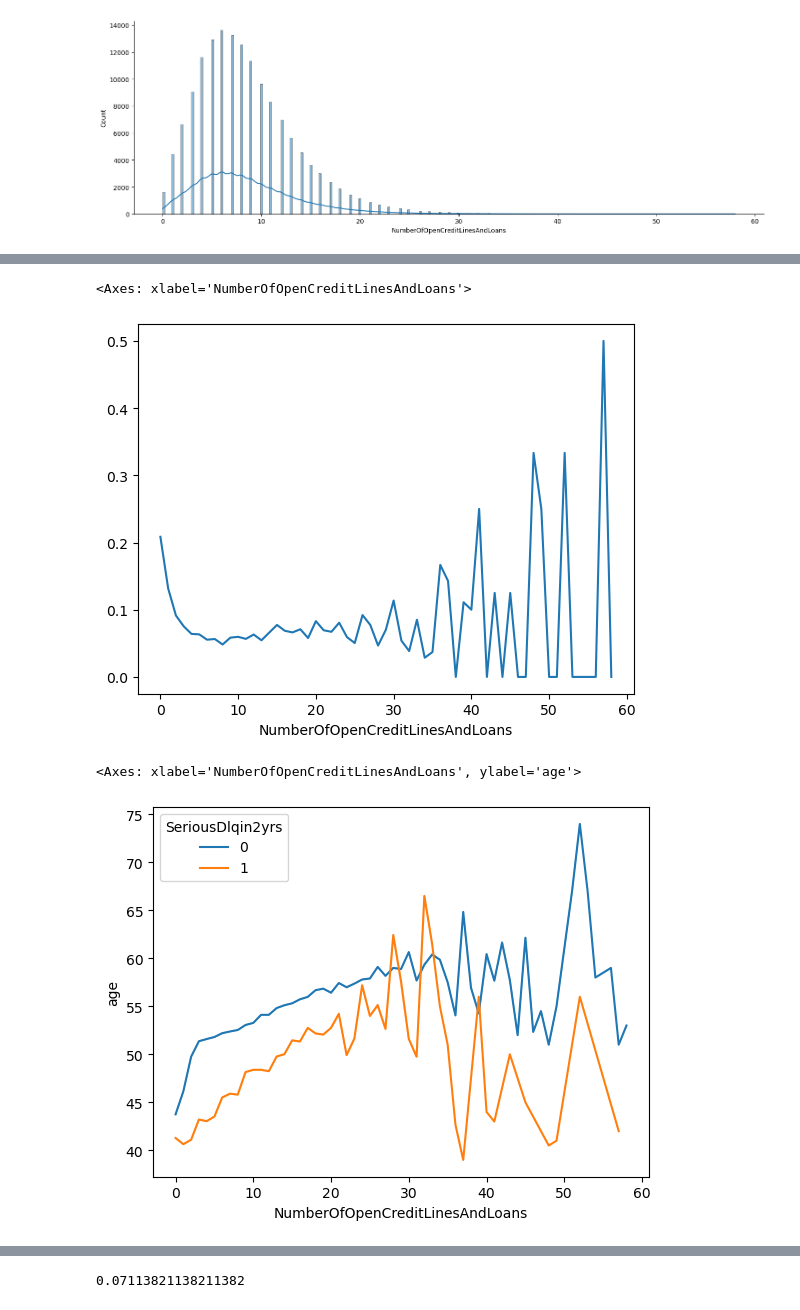
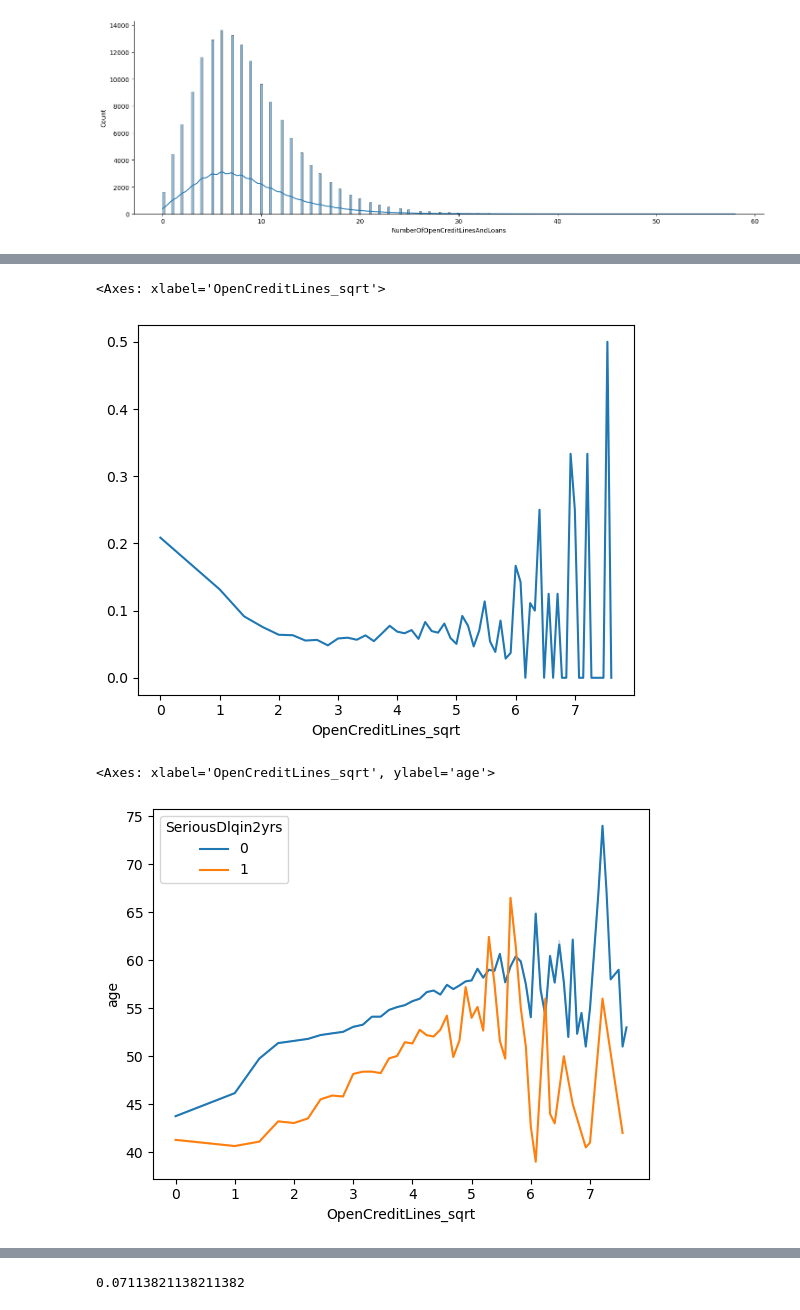
Before and after one commit to sachinshastri23/CreditScore, a Jupyter notebook: PD-3.ipynb, the cells around one changed output, grey strips where cells are left out. Drawn from its saved outputs; the diff is of its cells as text; code cells hidden in the pictures.

```diff
--- a/PD-3.ipynb
+++ b/PD-3.ipynb
@@ -670,9 +779,0 @@ def dr_map(x):
-# %%
-df4.loc[df4['DebtRatio']<=m,'dr_cat']='dr0'
-df4.loc[(df4['DebtRatio']>m) & (df4['DebtRatio']<=n),'dr_cat']='dr1'
-df4.loc[(df4['DebtRatio']>n) & (df4['DebtRatio']<=o),'dr_cat']='dr2'
-df4.loc[(df4['DebtRatio']>o) & (df4['DebtRatio']<=p),'dr_cat']='dr3'
-df4.loc[(df4['DebtRatio']>p) & (df4['DebtRatio']<=q),'dr_cat']='dr4'
-df4.loc[(df4['DebtRatio']>q) & (df4['DebtRatio']<=r),'dr_cat']='dr5'
-df4.loc[(df4['DebtRatio']>r) & (df4['DebtRatio']<=s),'dr_cat']='dr6'
-df4.loc[df4['DebtRatio']>s,'dr_cat']='dr7'
@@ -804,16 +888,12 @@ df4.loc[df4['RevolvingUtilizationOfUnsecuredLines']>t].describe()
 #Create function for Categorisation of RevolvingUtilizationOfUnsecuredLines
 
 def unsecured(x):
-    if x<=q:
+    if x<=r:
         return 'u0'
-    if (x>q and x<=r):
+    if (x>r and x<=s):
         return 'u1'
-    if (x>r and x<=s):
+    if x>s:
         return 'u2'
-    if (x>s and x<=t):
-        return 'u3'
-    if x>t:
-        return 'u4'
 # %%
 #df4.drop(columns=['unsecured_cat'],index=1)
 # %%
@@ -984,14 +1062,12 @@ sns.lineplot(data=df4.loc[df4['NumberOfDependents']>8]
 #3: >8
 # %%
 def dp_cat(df):
-    if df<=3:
+    if df<1:
         return 'dp0'
-    if (df>=4) & (df<=6):
+    if (df>=1 and df<=3):
         return 'dp1'
-    if (df>=7) & (df<=8):
+    if df>=4:
         return 'dp2'
-    if df>8:
-        return 'dp3'
 # %%
 #df4=df4.drop('dp_cat',axis=1)
 # %%
@@ -1028,0 +1129,2 @@ sns.displot(df4['NumberOfOpenCreditLinesAndLoans'],kde=True,height=5,
+# %%
+df4['OpenCreditLines_sqrt']=np.sqrt(df4['NumberOfOpenCreditLinesAndLoans'])
@@ -1038,15 +1148,15 @@ Index(['SeriousDlqin2yrs', 'RevolvingUtilizationOfUnsecuredLines', 'age',
       dtype='object')
 # %%
-df4.groupby('NumberOfOpenCreditLinesAndLoans')['SeriousDlqin2yrs'].mean().plot()
+df4.groupby('OpenCreditLines_sqrt')['SeriousDlqin2yrs'].mean().plot()
 # %% [output]
-<Axes: xlabel='NumberOfOpenCreditLinesAndLoans'>
+<Axes: xlabel='OpenCreditLines_sqrt'>
-[figure, old version]
+[figure, new version]
 # %%
 #Delinquency is high at first, reduces monotonously till around 8 and then remains more ore less constant till 35.
 #Delinquency is highly variable and its variability increases continously after NumberOfOpenCreditLinesAndLoans>= 25.
 # %%
-sns.lineplot(data=df4,x='NumberOfOpenCreditLinesAndLoans',y='age',errorbar=('ci', 0),hue='SeriousDlqin2yrs')
+sns.lineplot(data=df4,x='OpenCreditLines_sqrt',y='age',errorbar=('ci', 0),hue='SeriousDlqin2yrs')
 # %% [output]
-<Axes: xlabel='NumberOfOpenCreditLinesAndLoans', ylabel='age'>
+<Axes: xlabel='OpenCreditLines_sqrt', ylabel='age'>
-[figure, old version]
+[figure, new version]
 # %%
```
Also changed, not shown: parts of 277 cells of this notebook.
